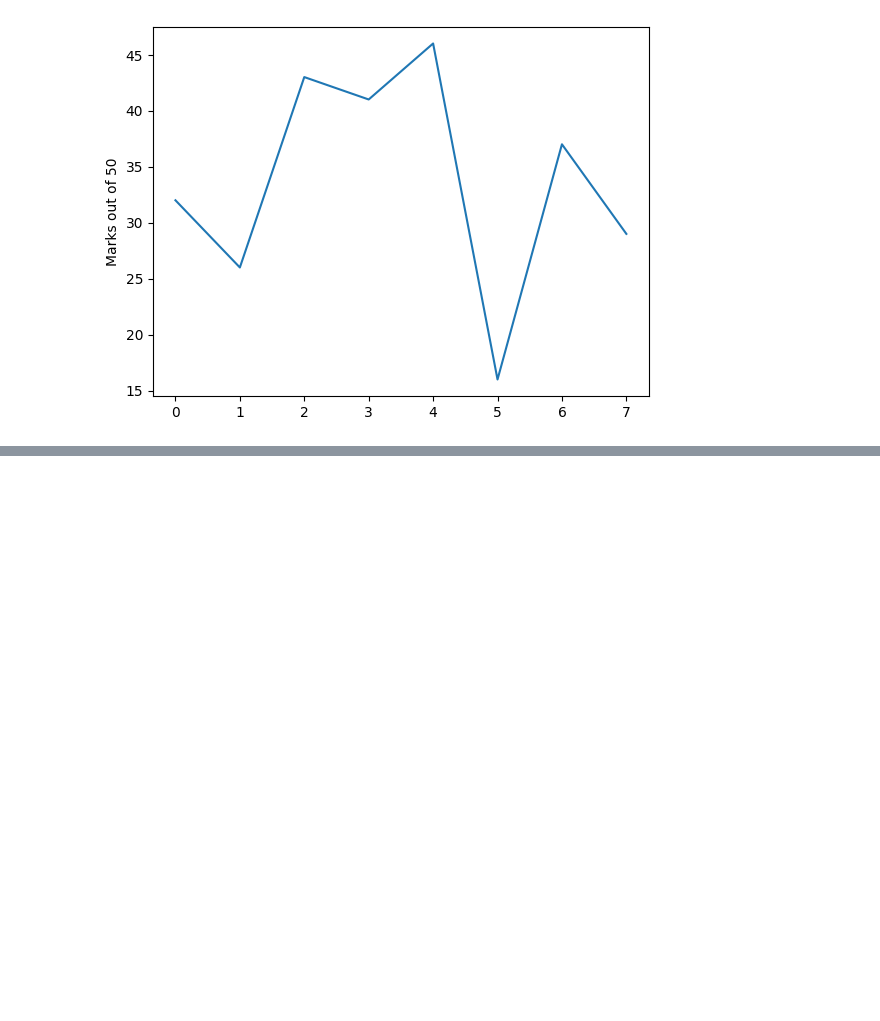
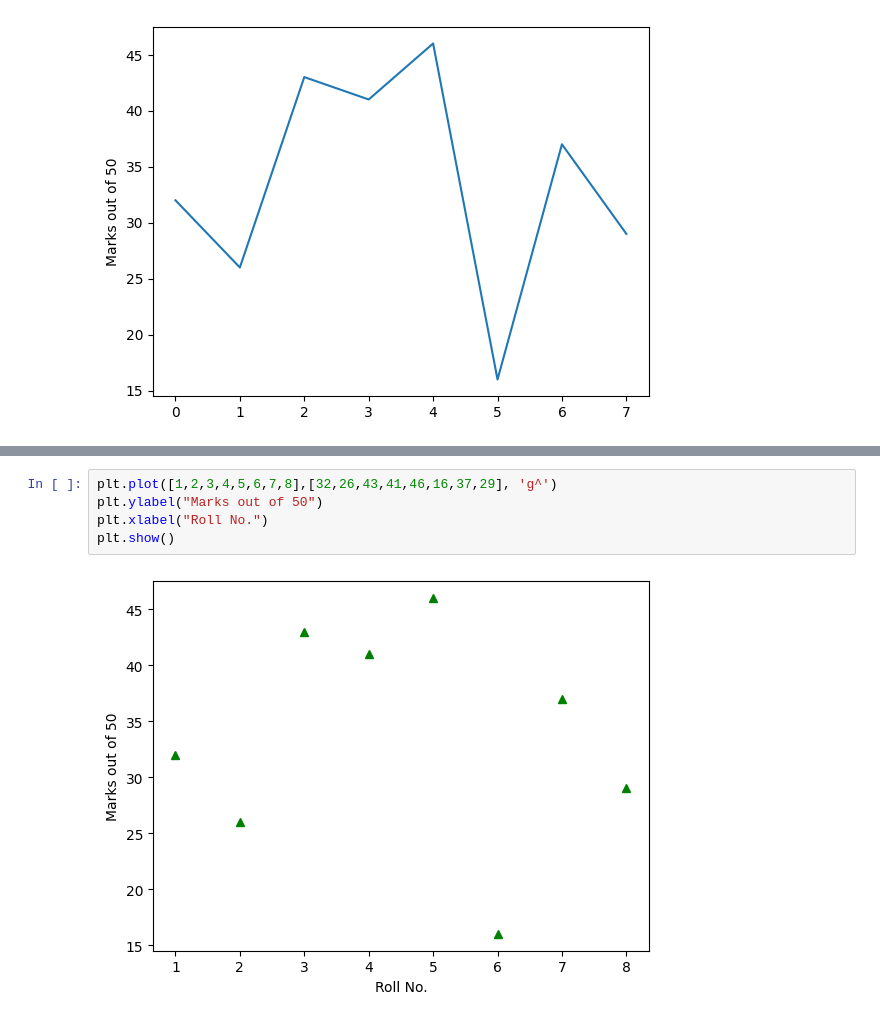
Before and after one commit to sushantkumar143/Python-Toolbox-for-Data-Science, a Jupyter notebook: Welcome_To_Colab.ipynb, the cells around one changed output, grey strips where cells are left out. Cells and saved outputs as stored; diff of their text form; blank space fills up the shorter version.

```diff
--- a/Welcome_To_Colab.ipynb
+++ b/Welcome_To_Colab.ipynb
@@ -187,0 +194,7 @@ plt.show()
+# %%
+plt.plot([1,2,3,4,5,6,7,8],[32,26,43,41,46,16,37,29], 'g^')
+plt.ylabel("Marks out of 50")
+plt.xlabel("Roll No.")
+plt.show()
+# %% [output]
+[figure, added]
```
Also changed, not shown: parts of 1 cell of this notebook.
